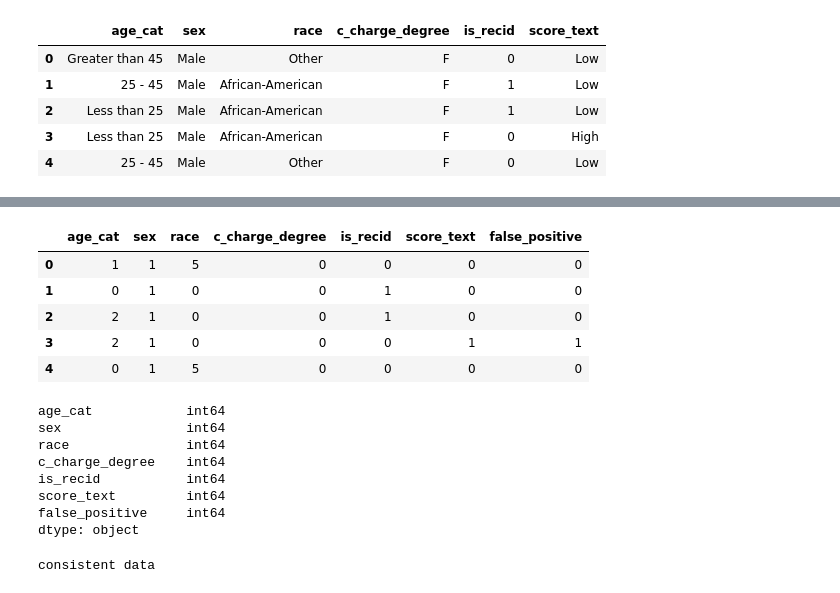
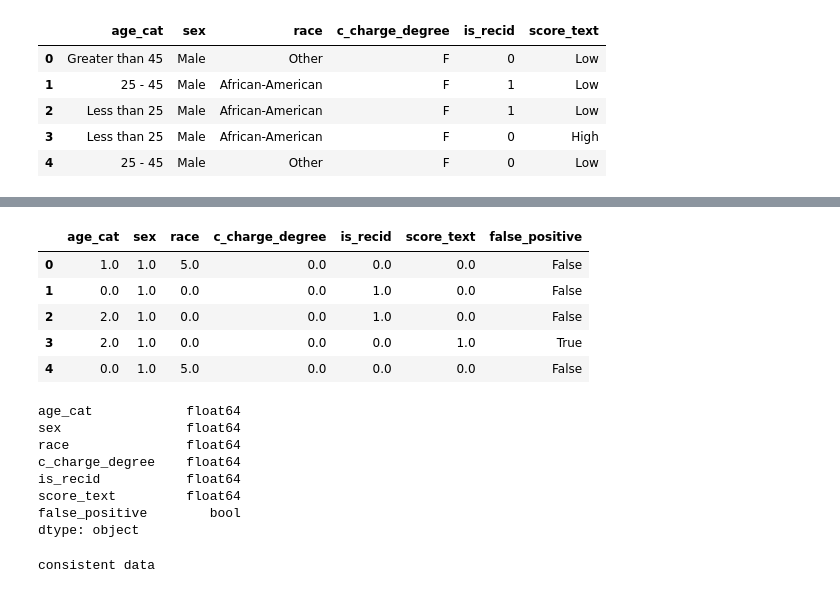
Before and after one commit to NGO-Algorithm-Audit/local-only-web-tool, a Jupyter notebook: notebooks/unsupervised bias detection tool/COMPAS_FP.ipynb, the cells around one changed output, grey strips where cells are left out. Saved outputs shown, nothing was run; the diff lists cells and outputs as text; code cells hidden in the pictures.

```diff
--- a/notebooks/unsupervised bias detection tool/COMPAS_FP.ipynb
+++ b/notebooks/unsupervised bias detection tool/COMPAS_FP.ipynb
@@ -96,7 +96,8 @@ filtered_df["score_text"] = filtered_df["score_text"].map(lambda x: 1 if x == "H
 filtered_df["is_recid"] = filtered_df["is_recid"].astype("category")
 
 # Create a false_positive column
-filtered_df["false_positive"] = ((filtered_df["is_recid"] == 0) & (filtered_df["score_text"] == 1)).astype(int)
+filtered_df["false_positive"] = ((filtered_df["is_recid"] == 0) & (filtered_df["score_text"] == 1))
+bias_variable = "false_positive"
 
 # Display the updated dataframe
 filtered_df.head()
@@ -110,27 +111,28 @@ filtered_df.head()
 # %%
-# Apply OrdinalEncoder to the categorical columns
+# Apply OrdinalEncoder to the categorical columns except bias variable column
 encoder = OrdinalEncoder()
-filtered_df[filtered_df.columns] = encoder.fit_transform(filtered_df).astype(int)
+columns_to_encode = [col for col in filtered_df.columns if col != bias_variable]
+filtered_df[columns_to_encode] = encoder.fit_transform(filtered_df[columns_to_encode])
 
 # Display the transformed DataFrame
 filtered_df.head()
 # %% [output]
 |  | age_cat | sex | race | c_charge_degree | is_recid | score_text | false_positive |
-| 0 | 1 | 1 | 5 | 0 | 0 | 0 | 0 |
-| 1 | 0 | 1 | 0 | 0 | 1 | 0 | 0 |
-| 2 | 2 | 1 | 0 | 0 | 1 | 0 | 0 |
-| 3 | 2 | 1 | 0 | 0 | 0 | 1 | 1 |
-| 4 | 0 | 1 | 5 | 0 | 0 | 0 | 0 |
+| 0 | 1.0 | 1.0 | 5.0 | 0.0 | 0.0 | 0.0 | False |
+| 1 | 0.0 | 1.0 | 0.0 | 0.0 | 1.0 | 0.0 | False |
+| 2 | 2.0 | 1.0 | 0.0 | 0.0 | 1.0 | 0.0 | False |
+| 3 | 2.0 | 1.0 | 0.0 | 0.0 | 0.0 | 1.0 | True |
+| 4 | 0.0 | 1.0 | 5.0 | 0.0 | 0.0 | 0.0 | False |
 # %%
 filtered_df.dtypes
 # %% [output]
-age_cat            int64
-sex                int64
-race               int64
-c_charge_degree    int64
-is_recid           int64
-score_text         int64
-false_positive     int64
+age_cat            float64
+sex                float64
+race               float64
+c_charge_degree    float64
+is_recid           float64
+score_text         float64
+false_positive        bool
 dtype: object
 # %%
 # Create a dataframe from filtered_df except the bias score column
```
Also changed, not shown: parts of 25 cells of this notebook, 2 other files.
